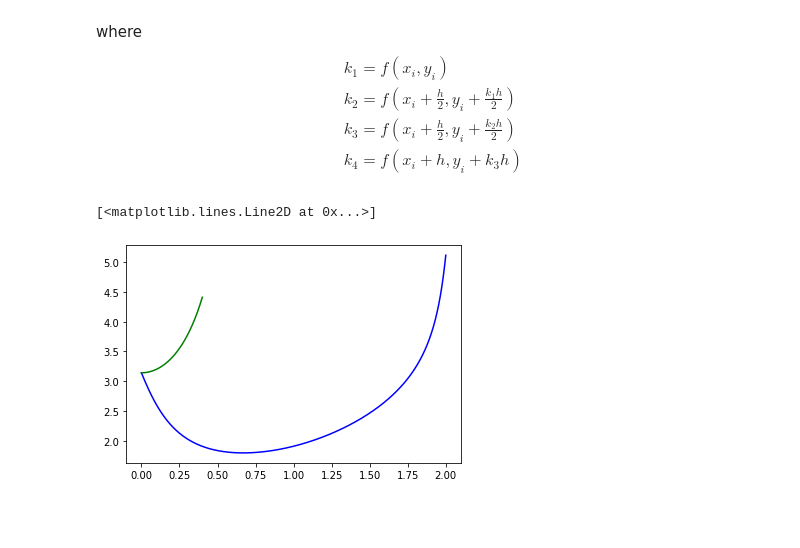
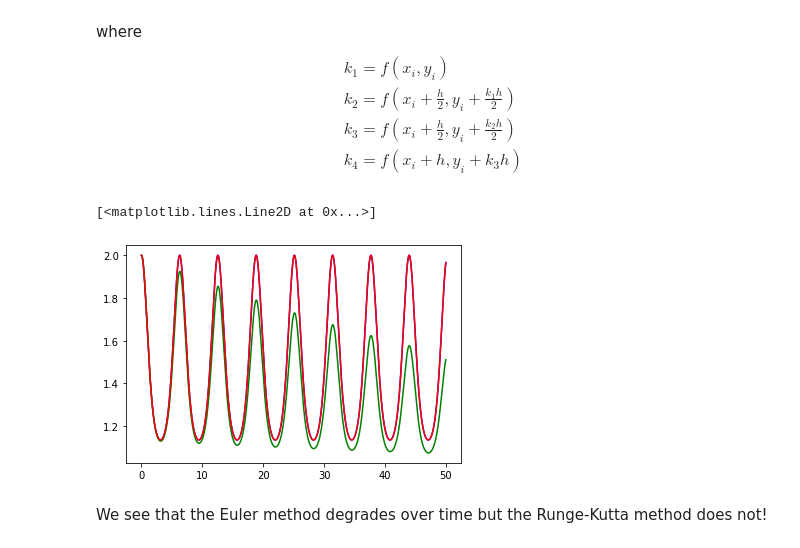
Before and after one commit to nurfnick/Numerical_Methods, a Jupyter notebook: ProjectPart8ODE.ipynb, the cells around one changed output. Saved outputs shown, nothing was run; the diff lists cells and outputs as text; code cells hidden in the pictures; blank space fills up the shorter version.

Commit message:
Does not have errors.  Solution works.  Euler preforms well but only for small interval.

```diff
--- a/ProjectPart8ODE.ipynb
+++ b/ProjectPart8ODE.ipynb
@@ -29,6 +37,5 @@ Mostly cause I don't know how to solve it ;)
 # %%
-f = lambda x,y: 2*x*np.cos(x)+x*y**2# this is my function from above
-t = np.linspace(0, 2, 1000000) #this is the interval I'll look at the solution for
-
-sol = integrate.odeint(f,np.pi,t)
+f = lambda x,y: np.sin(x)*(1-y)# this is my righthand side of the diff eq
+g = lambda x: 1+math.e**(np.cos(x)-1) #this is the analytic solution
+t = np.linspace(0, 50, 1000) #this is the interval I'll look at the solution for
 # %%
@@ -56,5 +63,5 @@ def eulerMethod(function,initialValue,intervalForSolution):
     y = y + f(i,y)*h
   return np.array(array)
 # %%
-mysol = eulerMethod(f,np.pi,t)
+mysol = eulerMethod(f,2,t)
 # %%
@@ -95,11 +102,13 @@ def rungeKutta(function, initialValue, intervalForSolution):
     y = y+h/6*(k1+2*k2+2*k3+k4)
   return np.array(sol)
 # %%
-rsol = rungeKutta(f,np.pi,t)
+rsol = rungeKutta(f,2,t)
 # %%
-plt.plot(t, sol,'b')
-plt.plot(t[0:200000], mysol[0:200000],'g')
-#plt.plot(t[0:200000],rsol[0:200000],'r')
+plt.plot(t, g(t),'b')
+plt.plot(t, mysol,'g')
+plt.plot(t,rsol,'r')
 # %% [output]
 [<matplotlib.lines.Line2D at 0x...>]
-[figure, old version]
+[figure, new version]
+# %% [markdown]
+We see that the Euler method degrades over time but the Runge-Kutta method does not!
```
Also changed, not shown: parts of 7 cells of this notebook.
